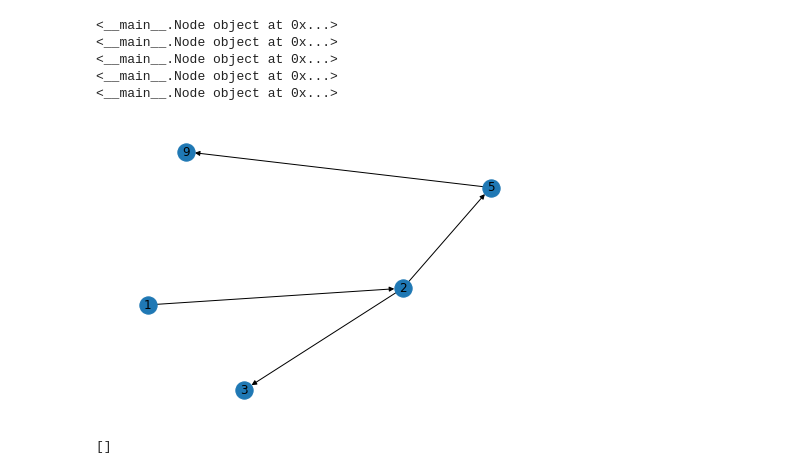
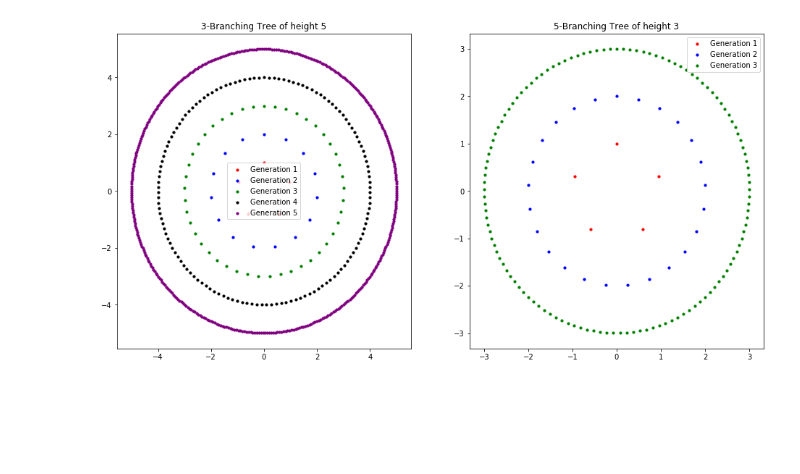
Before and after one commit to ulgenklc/Complex-Contagions, a Jupyter notebook: Excitations_python/Experiments/Noisy_tree_excitation.ipynb, the cells around one changed output. Saved outputs shown, nothing was run; the diff lists cells and outputs as text; code cells hidden in the pictures; blank space fills up the shorter version.

```diff
--- a/Excitations_python/Experiments/Noisy_tree_excitation.ipynb
+++ b/Excitations_python/Experiments/Noisy_tree_excitation.ipynb
@@ -76,6 +77,42 @@ class Noisy_Tree:
         for i,e in enumerate(self.nodes):
             if e.depth == n: nth_generation.append(e)
         return(nth_generation)
+
+    def display_2d(self, ax):
+
+        layer_colors = {'1':'r', '2':'b', '3':'g', '4':'black', '5':'purple', '6':'yellow'}
+        gen = 0
+
+        for i in range(self.size):
+            if gen != self.nodes[i].location[0]:
+                ax.scatter(self.nodes[i].location[0]*self.nodes[i].location[1],
+                              self.nodes[i].location[0]*self.nodes[i].location[2],
+                              c =layer_colors['%d'%self.nodes[i].location[0]],
+                              label = 'Generation %d'%(self.nodes[i].location[0]), s = 10)
+                gen = self.nodes[i].location[0]
+
+            else:ax.scatter(self.nodes[i].location[0]*self.nodes[i].location[1],
+                              self.nodes[i].location[0]*self.nodes[i].location[2],
+                              c =layer_colors['%d'%self.nodes[i].location[0]], s = 10)
+
+            ax.legend()
+
+        ax.set_title('%d-Branching Tree of height %d'%(len(self.nodes[-1].parent.children),self.height))
+
+    def display_3d(self, ax):
+
+        layer_colors = {'1':'r', '2':'b', '3':'g', '4':'black', '5':'purple', '6':'yellow'}
+
+
+        for i in range(self.size):
+            ax.scatter(xs = self.nodes[i].location[0]*self.nodes[i].location[1],
+                           ys = self.nodes[i].location[0]*self.nodes[i].location[2],
+                           zs = self.nodes[i].location[0],
+                           s = 10,
+                           c = layer_colors['%d'%self.nodes[i].location[0]],
+                           depthshade = True)
+
+        ax.set_title('%d-Branching Tree of height %d'%(len(self.nodes[-1].parent.children), self.height))
 # %%
 nodes = []
 seed = 5
@@ -134,17 +126,6 @@ for i in range(1,NT3.height):
-# %%
-for i,e in enumerate(NT3.get_generations(1)):
-    print(e)
-# %% [output]
-<__main__.Node object at 0x...>
-<__main__.Node object at 0x...>
-<__main__.Node object at 0x...>
-<__main__.Node object at 0x...>
-<__main__.Node object at 0x...>
-# %%
-nx.draw(NTG,with_labels = True)
-# %% [output]
-[figure, removed]
-# %%
-NT3.get_generations(0)
-# %% [output]
-[]
+# %%
+fig,ax = plt.subplots(1,2,figsize = (16,8))
+NT3.display_2d(ax = ax[0])
+NT5.display_2d(ax = ax[1])
+# %% [output]
+[figure, added]
```
Also changed, not shown: parts of 6 cells of this notebook, 3 other files.
